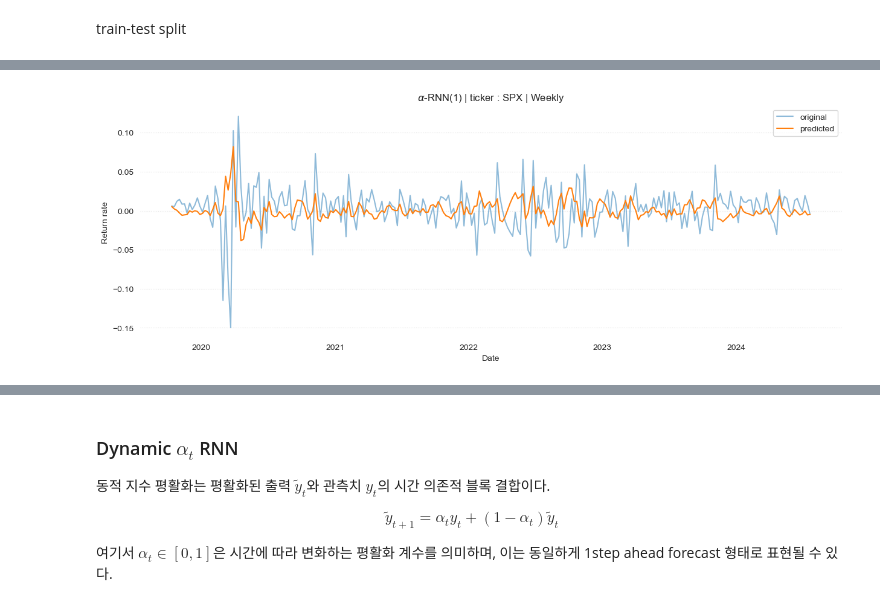
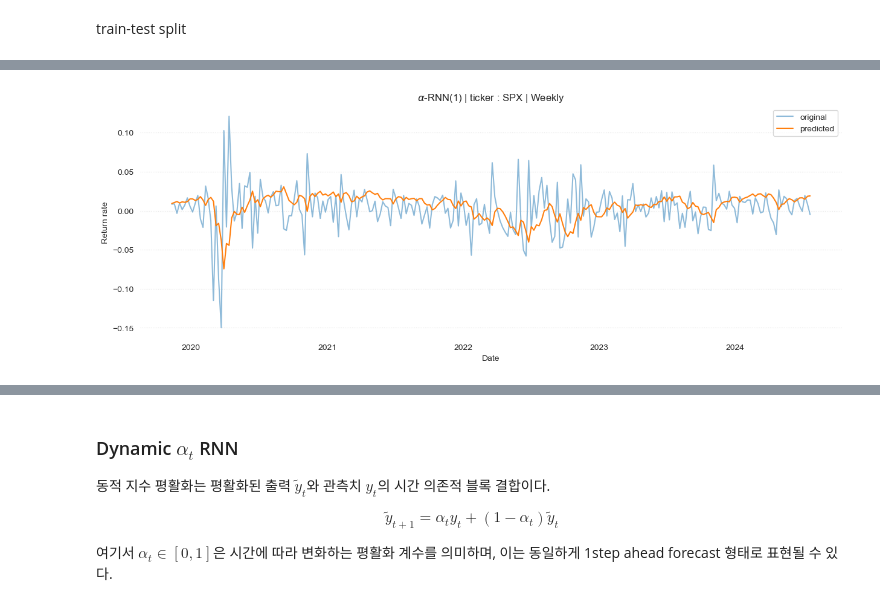
Before and after one commit to QuantifiSogang/2024MLforTimeSeries, a Jupyter notebook: 01BasicStatisticalModeling/04DeepLearningModels.ipynb, the cells around one changed output, grey strips where cells are left out. Cells and saved outputs as stored; diff of their text form; code cells hidden in the pictures.

```diff
--- a/01BasicStatisticalModeling/04DeepLearningModels.ipynb
+++ b/01BasicStatisticalModeling/04DeepLearningModels.ipynb
@@ -91,13 +95,13 @@ test_sequences = sequences[train_size:]
 test_targets = targets[train_size:]
 # %%
 input_size = 1
-hidden_size = 20
+hidden_size = 1
 num_layers = 1
 model = AlphaRNN(input_size, hidden_size, num_layers)
 criterion = nn.MSELoss()
 optimizer = torch.optim.Adam(model.parameters(), lr = 0.001)
 # %%
-NUM_EPOCHS = 20
+NUM_EPOCHS = 50
 
 for epoch in range(NUM_EPOCHS):
     model.train()
@@ -115,30 +122,30 @@ Epoch 11/20, Loss: 0.0006353564094752073
 model.eval()
 with torch.no_grad():
     test_output, test_hidden = model(test_sequences)
-    test_predictions = test_output[:, -1, -1].reshape(-1)
-    hidden_predictions = test_hidden[0][:, -1].reshape(-1)
+    test_predictions = test_output[:, -1, :].reshape(-1)
+    hidden_predictions = test_hidden[0][:, :].reshape(-1)
 # %%
 temp = pd.Series(
     test_predictions.cpu().numpy(),
-    index = data['Close'].resample('W').last().index[-250:],
+    index = data['Close'].resample('W').last().index[-246:],
     name = 'Prediction'
 )
 # %%
 fig, ax = plt.subplots(figsize = (15, 5))
 ax.plot(
-    data['Close'].resample('W').last().pct_change().iloc[-250:],
+    data['Close'].resample('W').last().pct_change().iloc[-246:],
     label = 'original',
     alpha = 0.5
 )
 ax.plot(temp, label = 'predicted')
 for spine in ax.spines.values():
     spine.set_visible(False)
 ax.grid(False)
 ax.yaxis.grid(True, ls = ':', alpha = 0.5)
 plt.legend()
 plt.title(r'$\alpha$-RNN(1) | ticker : SPX | Weekly')
 plt.xlabel('Date')
 plt.ylabel('Return rate')
 plt.show()
 # %% [output]
-[figure, old version]
+[figure, new version]
```
Also changed, not shown: parts of 30 cells of this notebook.
